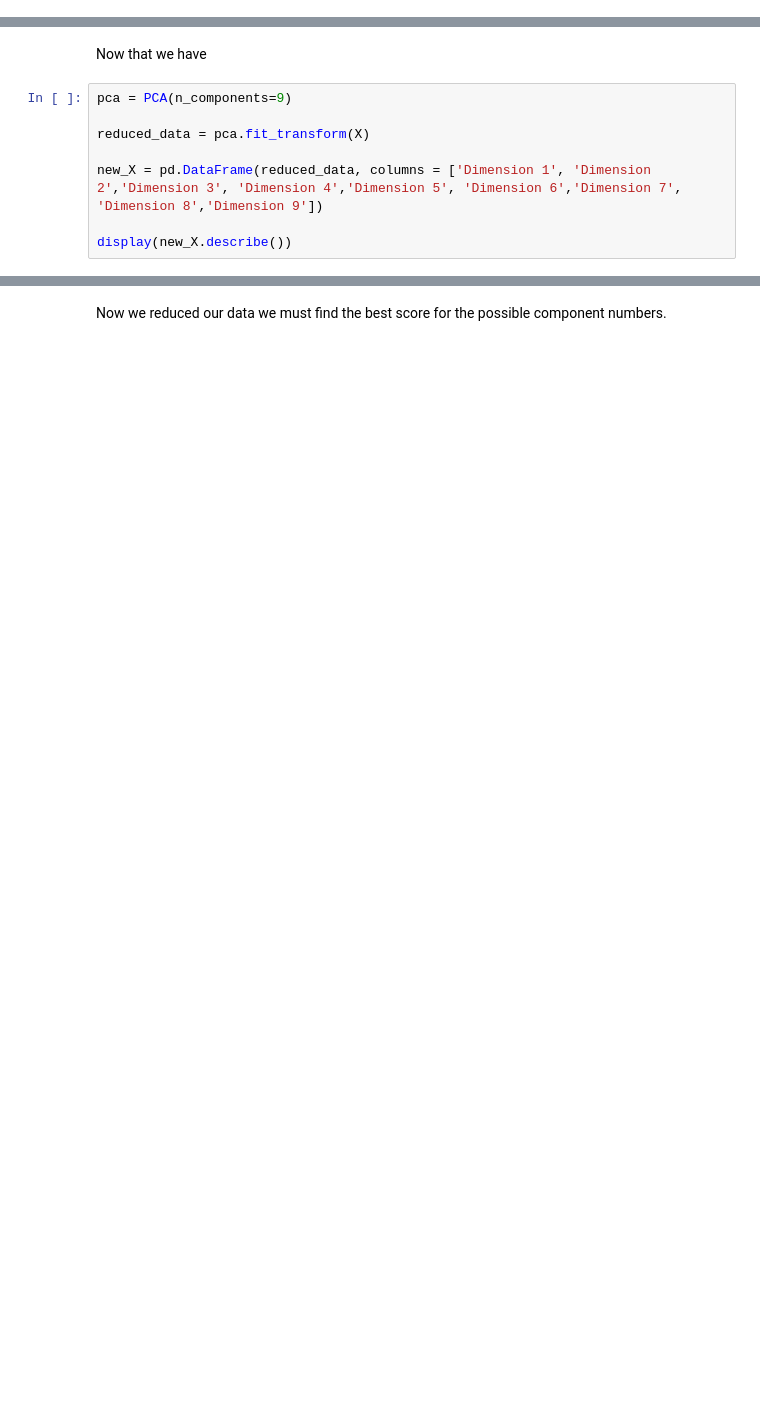
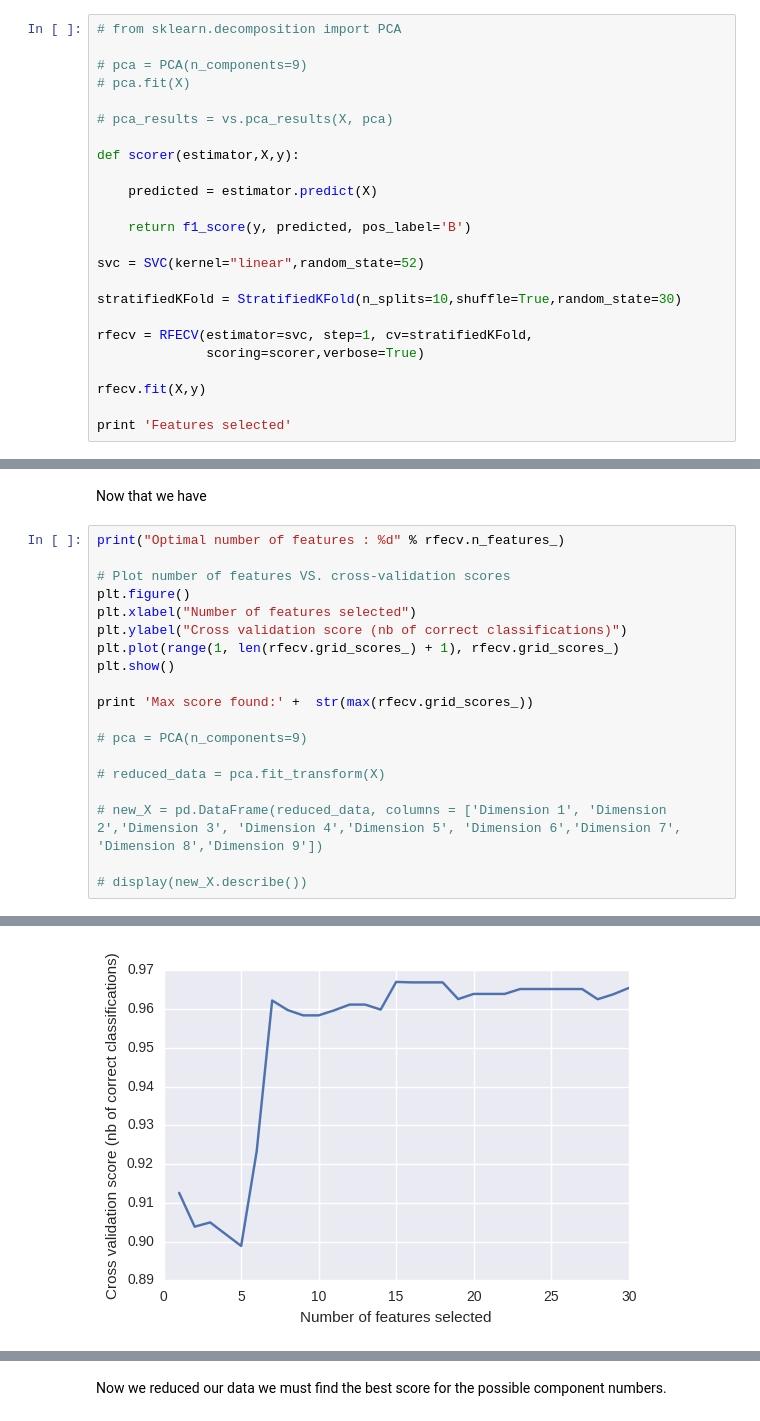
Before and after one commit to jeyvison/machine_learning_project, a Jupyter notebook: Machine Learning Capstone Project.ipynb, the cells around one changed output, grey strips where cells are left out. Saved outputs shown, nothing was run; the diff lists cells and outputs as text; blank space fills up the shorter version.

```diff
--- a/Machine Learning Capstone Project.ipynb
+++ b/Machine Learning Capstone Project.ipynb
@@ -69,0 +61,24 @@ pca_results = vs.pca_results(X, pca)
+# %%
+# from sklearn.decomposition import PCA
+
+# pca = PCA(n_components=9)
+# pca.fit(X)
+
+# pca_results = vs.pca_results(X, pca)
+
+def scorer(estimator,X,y):
+
+    predicted = estimator.predict(X)
+
+    return f1_score(y, predicted, pos_label='B')
+
+svc = SVC(kernel="linear",random_state=52)
+
+stratifiedKFold = StratifiedKFold(n_splits=10,shuffle=True,random_state=30)
+
+rfecv = RFECV(estimator=svc, step=1, cv=stratifiedKFold,
+              scoring=scorer,verbose=True)
+
+rfecv.fit(X,y)
+
+print 'Features selected'
@@ -70,11 +103,22 @@ pca_results = vs.pca_results(X, pca)
 # %% [markdown]
 Now that we have
 # %%
-pca = PCA(n_components=9)
+print("Optimal number of features : %d" % rfecv.n_features_)
 
-reduced_data = pca.fit_transform(X)
+# Plot number of features VS. cross-validation scores
+plt.figure()
+plt.xlabel("Number of features selected")
+plt.ylabel("Cross validation score (nb of correct classifications)")
+plt.plot(range(1, len(rfecv.grid_scores_) + 1), rfecv.grid_scores_)
+plt.show()
 
-new_X = pd.DataFrame(reduced_data, columns = ['Dimension 1', 'Dimension 2','Dimension 3', 'Dimension 4','Dimension 5', 'Dimension 6','Dimension 7', 'Dimension 8','Dimension 9'])
+print 'Max score found:' +  str(max(rfecv.grid_scores_))
 
-display(new_X.describe())
+# pca = PCA(n_components=9)
+
+# reduced_data = pca.fit_transform(X)
+
+# new_X = pd.DataFrame(reduced_data, columns = ['Dimension 1', 'Dimension 2','Dimension 3', 'Dimension 4','Dimension 5', 'Dimension 6','Dimension 7', 'Dimension 8','Dimension 9'])
+
+# display(new_X.describe())
 # %% [output]
@@ -89,0 +126 @@ display(new_X.describe())
+[figure, added]
```
Also changed, not shown: parts of 8 cells of this notebook.
